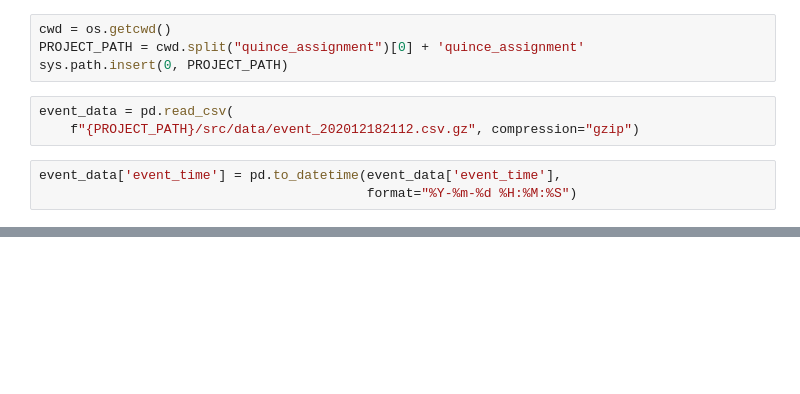
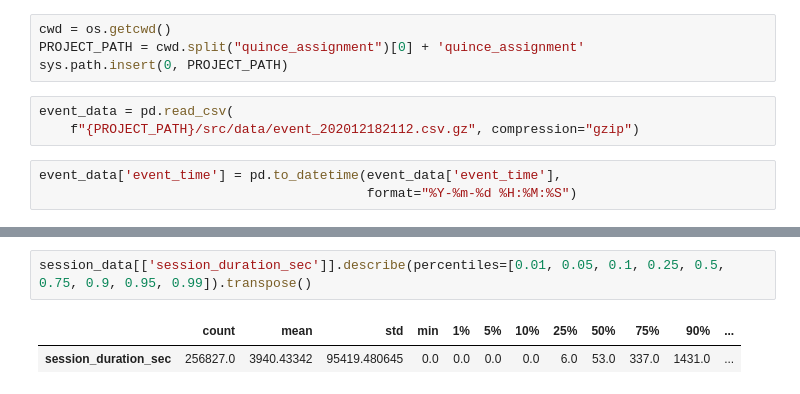
Before and after one commit to teja275/quince_assignment, a Jupyter notebook: notebooks/Data Exploration.ipynb, the cells around one changed output, grey strips where cells are left out. Cells and saved outputs as stored; diff of their text form; blank space fills up the shorter version.

```diff
--- a/notebooks/Data Exploration.ipynb
+++ b/notebooks/Data Exploration.ipynb
@@ -112,0 +145,5 @@ event_data[event_data['lb_user_id']=='_0006tbdmt']
+# %%
+session_data[['session_duration_sec']].describe(percentiles=[0.01, 0.05, 0.1, 0.25, 0.5, 0.75, 0.9, 0.95, 0.99]).transpose()
+# %% [output]
+|  | count | mean | std | min | 1% | 5% | 10% | 25% | 50% | 75% | 90% | ... |
+| session_duration_sec | 256827.0 | 3940.43342 | 95419.480645 | 0.0 | 0.0 | 0.0 | 0.0 | 6.0 | 53.0 | 337.0 | 1431.0 | ... |
```
Also changed, not shown: parts of 37 cells of this notebook.
